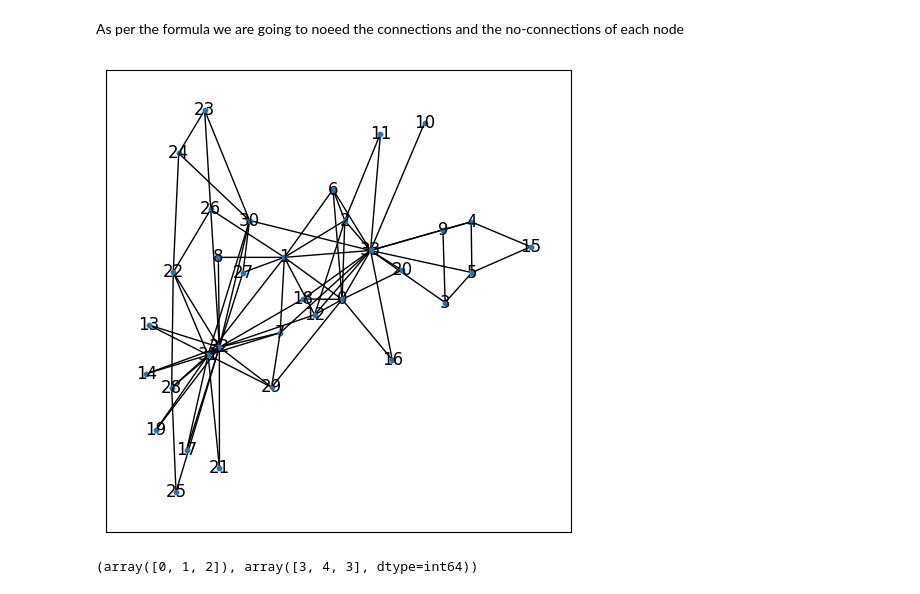
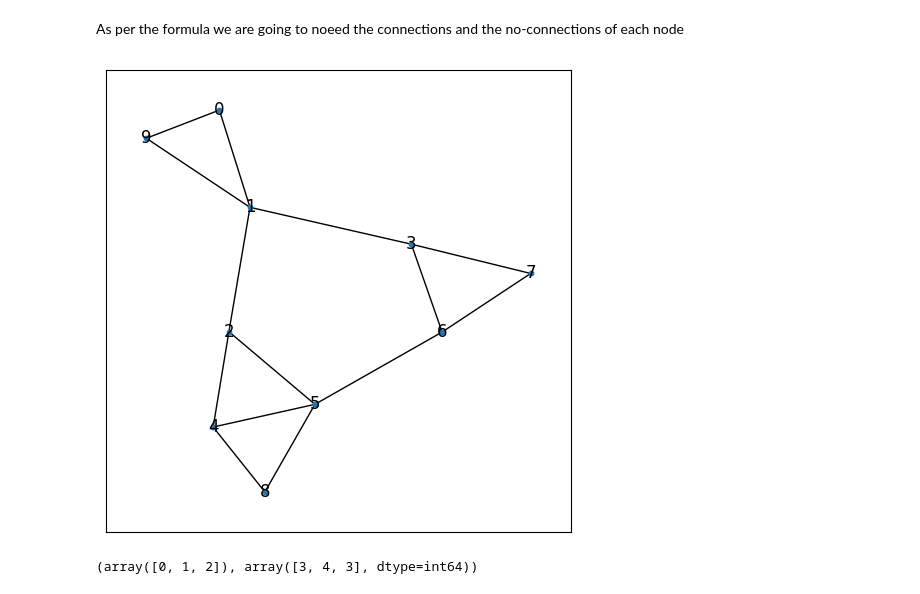
Before and after one commit to joelpoliveira/DataMiningCourse, a Jupyter notebook: TP/Lab Class TP11-20230518/PD_2223_TP11.ipynb, the cells around one changed output. Saved outputs shown, nothing was run; the diff lists cells and outputs as text; code cells hidden in the pictures.

```diff
--- a/TP/Lab Class TP11-20230518/PD_2223_TP11.ipynb
+++ b/TP/Lab Class TP11-20230518/PD_2223_TP11.ipynb
@@ -411,17 +390,17 @@ Let's set up a random estimation for Fs
 # %% [markdown]
 As per the formula we are going to noeed the connections and the no-connections of each node
 # %%
-lines=open("soc-karate.data", "rt").readlines()
-edges=[line.split() for line in lines]
-edges=[(int(i)-1,int(j)-1) for i, j in edges]
+#lines=open("soc-karate.data", "rt").readlines()
+#edges=[line.split() for line in lines]
+#edges=[(int(i)-1,int(j)-1) for i, j in edges]
 
 Edges, Nodes, A = getGraphData(edges)
 
 g=nx.Graph()
 g.add_edges_from( np.argwhere(A!=0) )
 plot_graph(g, node_size=10)
 # %% [output]
-[figure, old version]
+[figure, new version]
 # %%
 from tqdm.notebook import tqdm
 # %%
```
Also changed, not shown: parts of 31 cells of this notebook, 2 other files.
